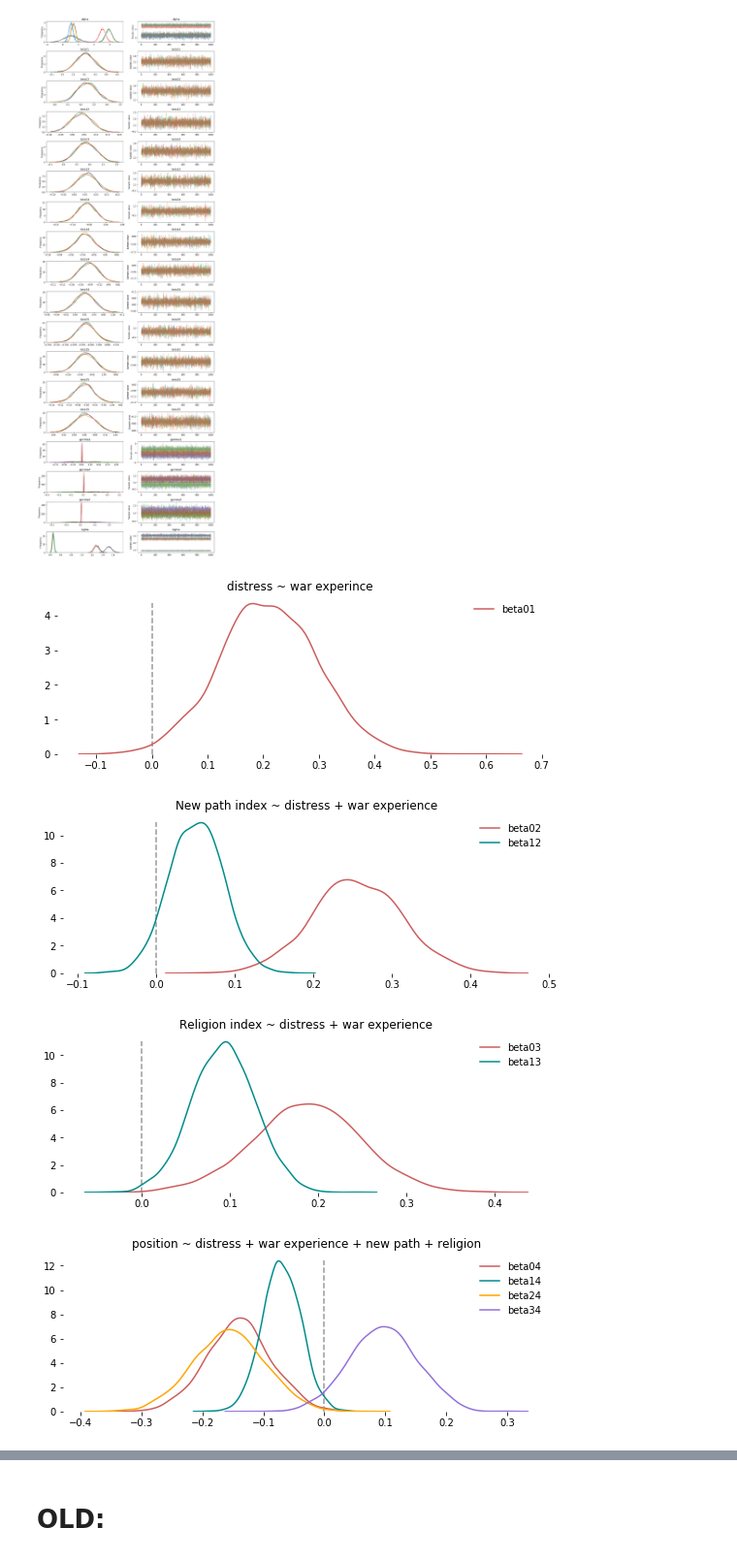
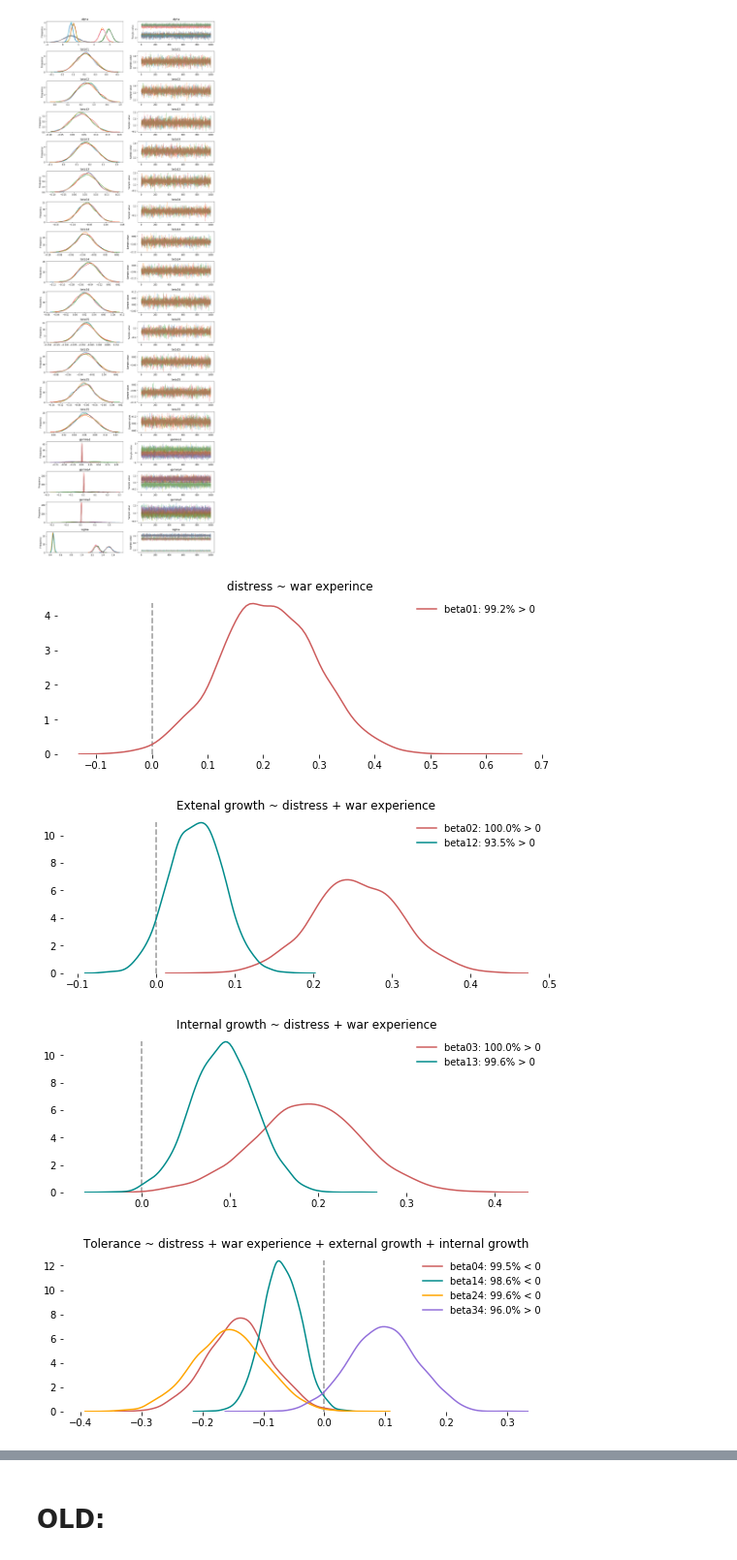
Before and after one commit to Polichinel/PLWC_scripts, a Jupyter notebook: py_bayesian_sem.ipynb, the cells around one changed output, grey strips where cells are left out. Shown at 97% size. Drawn from its saved outputs; the diff is of its cells as text; code cells hidden in the pictures.

```diff
--- a/py_bayesian_sem.ipynb
+++ b/py_bayesian_sem.ipynb
@@ -352,7 +398,29 @@ def prop_plot(trace = trace0, features = ['beta01'], labels = ['beta01'], title
 
 
     for i in range(len(features)):
-        kde = sns.kdeplot(trace.get_values(features[i])[:,0], label=labels[i], color = colors[i])
+
+        prop_G_zero = sum(trace.get_values(features[i])[:,0] > 0)/len(trace0.get_values('beta01')[:,0])
+        prop_L_zero = sum(trace.get_values(features[i])[:,0] < 0)/len(trace0.get_values('beta01')[:,0])
+
+        if prop_G_zero > prop_L_zero:
+
+            prop = str(round(prop_G_zero*100,1))
+            prop_text = '% > 0'
+
+        elif prop_G_zero < prop_L_zero:
+
+            prop = str(round(prop_L_zero*100,1))
+            prop_text = '% < 0'
+
+        elif prop_G_zero == prop_L_zero:
+            # does not matter wich you choose, and it will never happen
+            prop = str(round(prop_G_zero*100,1))
+            prop_text = '% > 0'
+
+
+        label = labels[i] + ': ' + prop + prop_text
+
+        kde = sns.kdeplot(trace.get_values(features[i])[:,0], label=label, color = colors[i])
 
         max_val = kde.dataLim.bounds[3]
 
@@ -716,14 +838,14 @@ plt.show()
 # %%
 prop_plot(trace = tracec, title='distress ~ war experince')
 
-prop_plot(trace = tracec, features = ['beta02','beta12'], labels = ['beta02','beta12'], title='New path index ~ distress + war experience')
+prop_plot(trace = tracec, features = ['beta02','beta12'], labels = ['beta02','beta12'], title='Extenal growth ~ distress + war experience')
 
-prop_plot(trace = tracec, features = ['beta03','beta13'], labels = ['beta03','beta13'], title='Religion index ~ distress + war experience')
+prop_plot(trace = tracec, features = ['beta03','beta13'], labels = ['beta03','beta13'], title='Internal growth ~ distress + war experience')
 
 prop_plot(trace = tracec, features = ['beta04','beta14','beta24','beta34'], labels = ['beta04','beta14','beta24','beta34'],
-          title='position ~ distress + war experience + new path + religion')
+          title='Tolerance ~ distress + war experience + external growth + internal growth')
 # %% [output]
-[figure, old version]
+[figure, new version]
-[figure, old version]
+[figure, new version]
-[figure, old version]
+[figure, new version]
-[figure, old version]
+[figure, new version]
```
Also changed, not shown: parts of 15 cells of this notebook.
